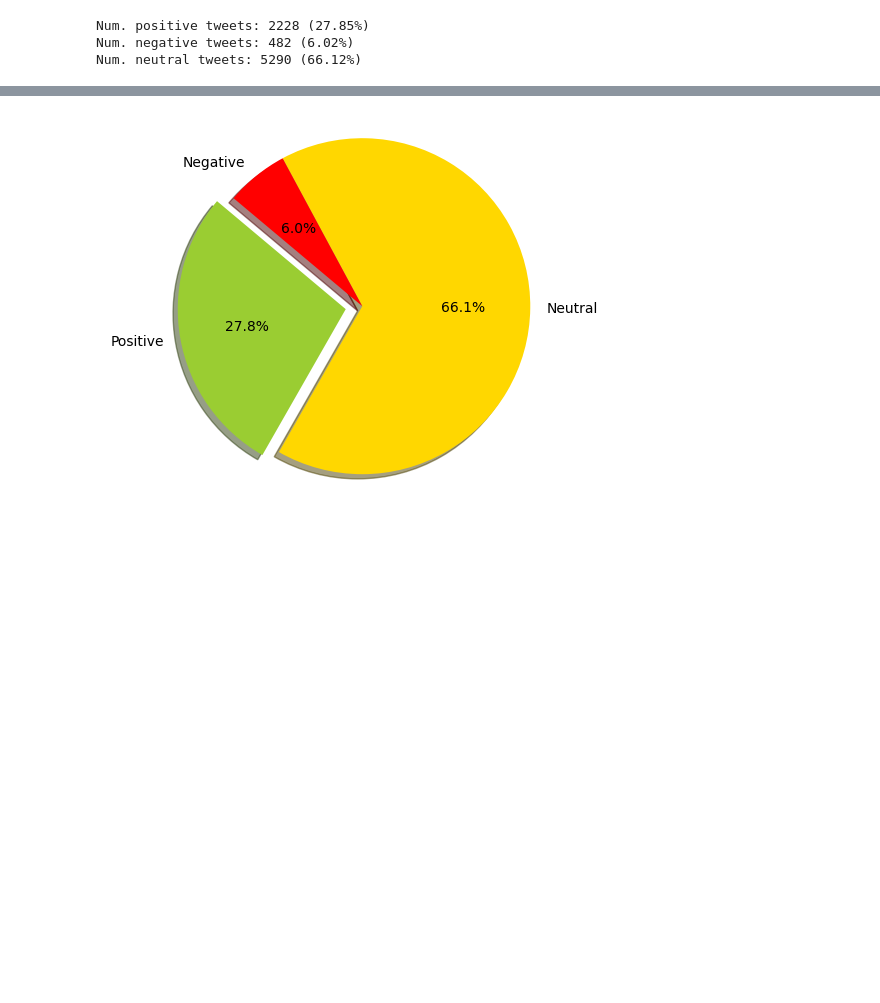
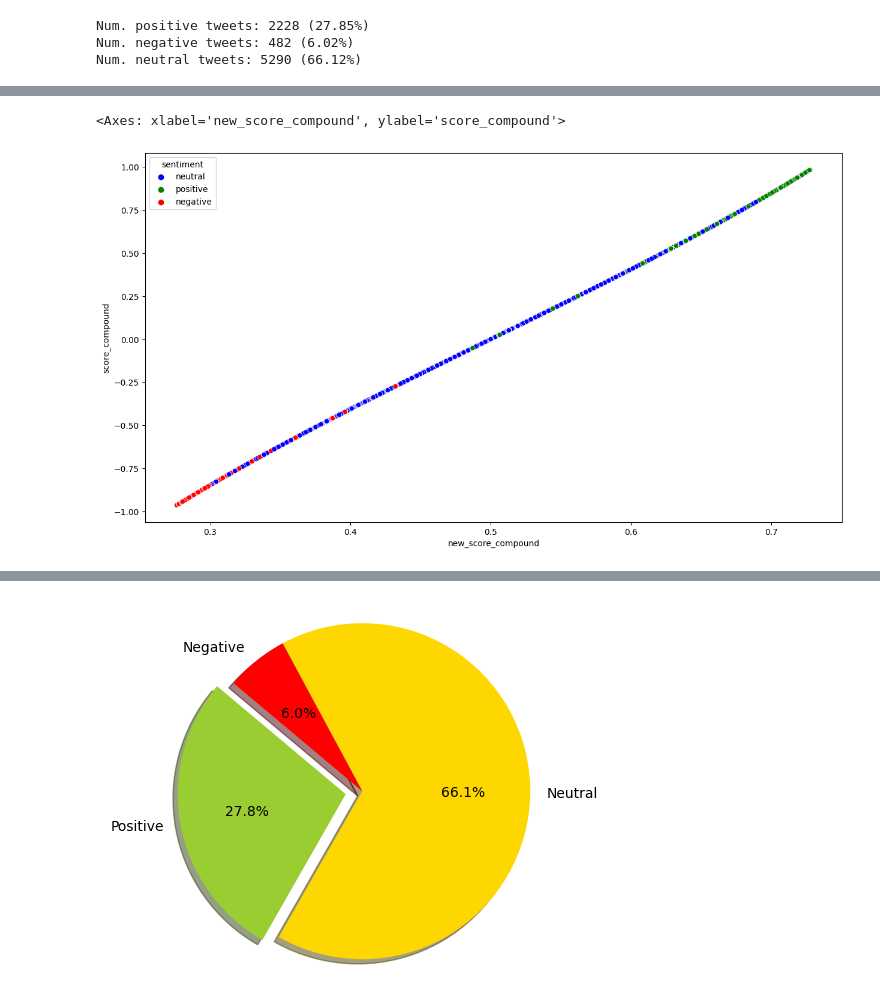
Before and after one commit to fas38/twitter-sentiment-analysis, a Jupyter notebook: solution_notebook.ipynb, the cells around one changed output, grey strips where cells are left out. Cells and saved outputs as stored; diff of their text form; code cells hidden in the pictures; blank space fills up the shorter version.

```diff
--- a/solution_notebook.ipynb
+++ b/solution_notebook.ipynb
@@ -61,0 +85,22 @@ Num. neutral tweets: 5290 (66.12%)
+# %%
+import matplotlib.pyplot as plt
+import seaborn as sns
+import numpy as np
+
+# Plot the score_compound in a numberline coloring them using the sentiment column
+# The sentiment column is a categorical column with 3 values: positive, neutral and negative
+# The score_compound column is a numerical column with values between -1 and 1
+# The score_compound column is the result of the sentiment analysis
+
+# New datafarame with a new column called new_score_compound
+# The new_score_compound column = sigmoid(score_compound)
+
+df_plot = df.copy()
+df_plot['new_score_compound'] = df_plot['score_compound'].apply(lambda x: 1/(1+np.exp(-x)))
+
+# Create plot
+plt.figure(figsize=(15,8))
+sns.scatterplot(x=df_plot.new_score_compound, y=df_plot['score_compound'], hue=df_plot['sentiment'], palette=['blue', 'green', 'red'])
+# %% [output]
+<Axes: xlabel='new_score_compound', ylabel='score_compound'>
+[figure, added]
```
Also changed, not shown: parts of 6 cells of this notebook, 6 other files.
